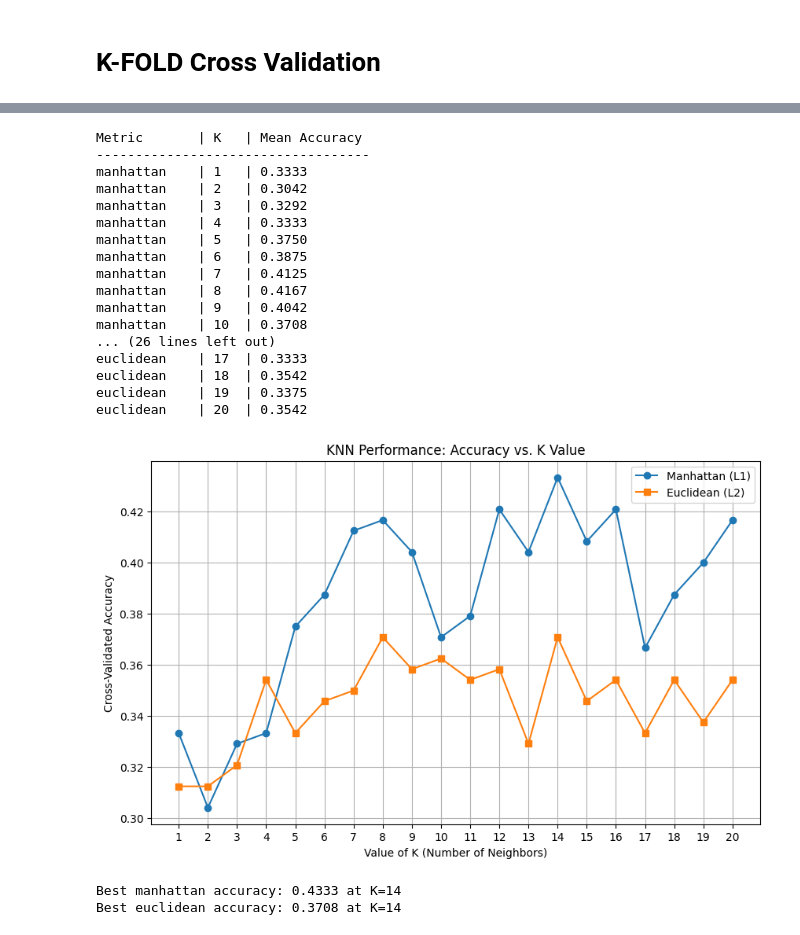
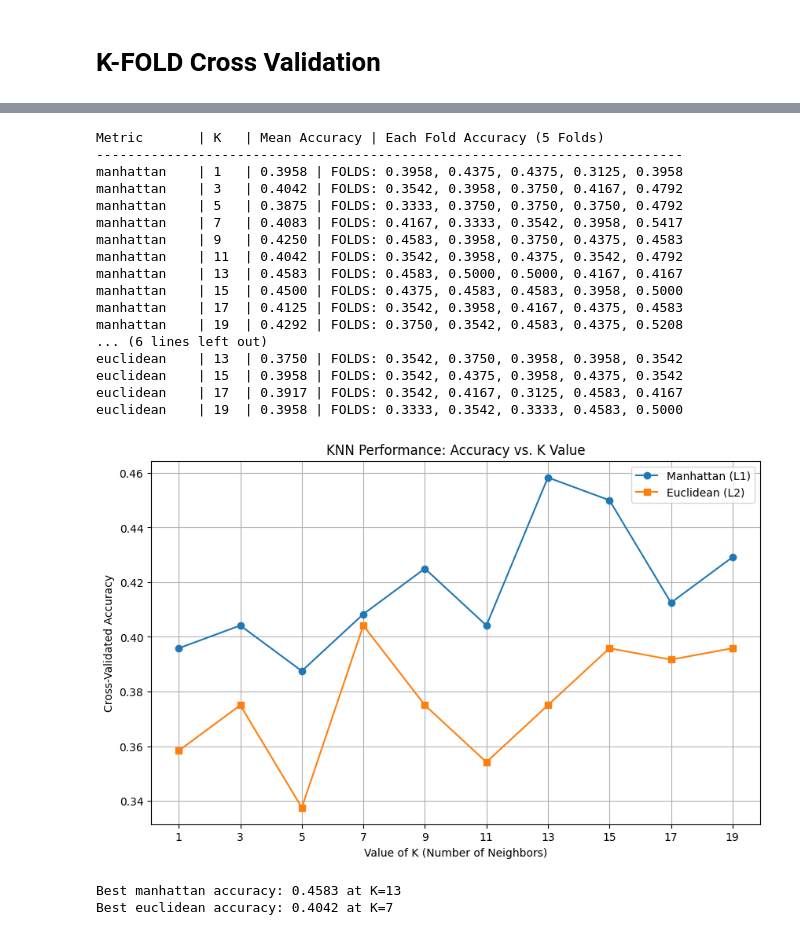
Before and after one commit to Korbanul/CVPR, a Jupyter notebook: MID/Assignment 1/Assignmnet_1.ipynb, the cells around one changed output, grey strips where cells are left out. Drawn from its saved outputs; the diff is of its cells as text; code cells hidden in the pictures.

```diff
--- a/MID/Assignment 1/Assignmnet_1.ipynb
+++ b/MID/Assignment 1/Assignmnet_1.ipynb
@@ -216,17 +106,14 @@ from sklearn.neighbors import KNeighborsClassifier
 import numpy as np
 import matplotlib.pyplot as plt
 
-# 1. Setup Data (Assuming X_train, y_train are defined from your previous steps)
-# Ensure data is in numpy format to avoid indexing errors during splitting
 X = x_train if isinstance(x_train, np.ndarray) else x_train.values
 y = y_train if isinstance(y_train, np.ndarray) else y_train.values
 
 # 2. Define Hyperparameters to search
-k_values = range(1, 21)  # Checking K from 1 to 20
+k_values = range(1, 21,2)  # Checking K from 1 to 20
 distance_metrics = ['manhattan', 'euclidean']
 
 # 3. Initialize StratifiedKFold
-# This ensures every evaluation uses the exact same data splits
 skf = StratifiedKFold(n_splits=5, shuffle=True, random_state=42)
 
 # Dictionary to store mean accuracies for final analysis
@@ -235,66 +122,60 @@ results = {
     'euclidean': []
 }
 
-print(f"{'Metric':<12} | {'K':<3} | {'Mean Accuracy'}")
-print("-" * 35)
+print(f"{'Metric':<12} | {'K':<3} | {'Mean Accuracy'} | {'Each Fold Accuracy (5 Folds)'}")
+print("-" * 75)
 
 # 4. Nested Loops: Metric -> K -> Cross-Validation
 for metric in distance_metrics:
     for k in k_values:
-        # Initialize model with current K and Metric
         model = KNeighborsClassifier(n_neighbors=k, metric=metric)
 
-        # --- The Cross-Validation Step ---
-        # Instead of writing the manual loop every time, we can use cross_val_score
-        # It uses the 'skf' we defined above to split the data 5 times
+        # Cross-Validation Step
         cv_scores = cross_val_score(model, X, y, cv=skf, scoring='accuracy')
+        mean_accuracy = np.mean(cv_scores)
+        results[metric].append(mean_accuracy)
+        fold_scores_str = ', '.join([f'{score:.4f}' for score in cv_scores])
 
-        # Calculate average accuracy across the 5 folds
-        mean_accuracy = np.mean(cv_scores)
 
-        # Store the result
-        results[metric].append(mean_accuracy)
-
-        # Print progress (Optional)
-        print(f"{metric:<12} | {k:<3} | {mean_accuracy:.4f}")
+        print(f"{metric:<12} | {k:<3} | {mean_accuracy:.4f} | FOLDS: {fold_scores_str}")
 
 # 5. Analysis & Visualization
 #
 plt.figure(figsize=(10, 6))
 plt.plot(k_values, results['manhattan'], label='Manhattan (L1)', marker='o')
 plt.plot(k_values, results['euclidean'], label='Euclidean (L2)', marker='s')
 
 plt.title('KNN Performance: Accuracy vs. K Value')
 plt.xlabel('Value of K (Number of Neighbors)')
 plt.ylabel('Cross-Validated Accuracy')
 plt.xticks(k_values)
 plt.legend()
 plt.grid(True)
 plt.show()
 
 # 6. Find the Best Combination
 for metric in distance_metrics:
     best_acc = max(results[metric])
     best_k = k_values[results[metric].index(best_acc)]
     print(f"Best {metric} accuracy: {best_acc:.4f} at K={best_k}")
 # %% [output]
-Metric       | K   | Mean Accuracy
------------------------------------
-manhattan    | 1   | 0.3333
-manhattan    | 2   | 0.3042
-manhattan    | 3   | 0.3292
-manhattan    | 4   | 0.3333
-manhattan    | 5   | 0.3750
-manhattan    | 6   | 0.3875
-manhattan    | 7   | 0.4125
-manhattan    | 8   | 0.4167
-manhattan    | 9   | 0.4042
-manhattan    | 10  | 0.3708
-... (26 lines left out)
-euclidean    | 17  | 0.3333
-euclidean    | 18  | 0.3542
-euclidean    | 19  | 0.3375
-euclidean    | 20  | 0.3542
+Metric       | K   | Mean Accuracy | Each Fold Accuracy (5 Folds)
+---------------------------------------------------------------------------
+manhattan    | 1   | 0.3958 | FOLDS: 0.3958, 0.4375, 0.4375, 0.3125, 0.3958
+manhattan    | 3   | 0.4042 | FOLDS: 0.3542, 0.3958, 0.3750, 0.4167, 0.4792
+manhattan    | 5   | 0.3875 | FOLDS: 0.3333, 0.3750, 0.3750, 0.3750, 0.4792
+manhattan    | 7   | 0.4083 | FOLDS: 0.4167, 0.3333, 0.3542, 0.3958, 0.5417
+manhattan    | 9   | 0.4250 | FOLDS: 0.4583, 0.3958, 0.3750, 0.4375, 0.4583
+manhattan    | 11  | 0.4042 | FOLDS: 0.3542, 0.3958, 0.4375, 0.3542, 0.4792
+manhattan    | 13  | 0.4583 | FOLDS: 0.4583, 0.5000, 0.5000, 0.4167, 0.4167
+manhattan    | 15  | 0.4500 | FOLDS: 0.4375, 0.4583, 0.4583, 0.3958, 0.5000
+manhattan    | 17  | 0.4125 | FOLDS: 0.3542, 0.3958, 0.4167, 0.4375, 0.4583
+manhattan    | 19  | 0.4292 | FOLDS: 0.3750, 0.3542, 0.4583, 0.4375, 0.5208
+... (6 lines left out)
+euclidean    | 13  | 0.3750 | FOLDS: 0.3542, 0.3750, 0.3958, 0.3958, 0.3542
+euclidean    | 15  | 0.3958 | FOLDS: 0.3542, 0.4375, 0.3958, 0.4375, 0.3542
+euclidean    | 17  | 0.3917 | FOLDS: 0.3542, 0.4167, 0.3125, 0.4583, 0.4167
+euclidean    | 19  | 0.3958 | FOLDS: 0.3333, 0.3542, 0.3333, 0.4583, 0.5000
-[figure, old version]
+[figure, new version]
-Best manhattan accuracy: 0.4333 at K=14
-Best euclidean accuracy: 0.3708 at K=14
+Best manhattan accuracy: 0.4583 at K=13
+Best euclidean accuracy: 0.4042 at K=7
```
Also changed, not shown: parts of 11 cells of this notebook, 1 other file.
